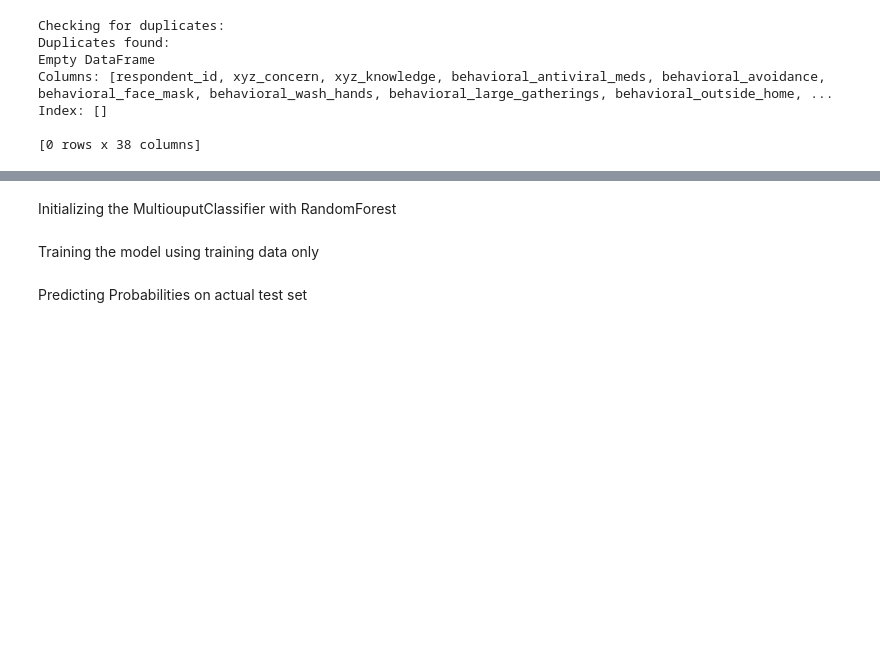
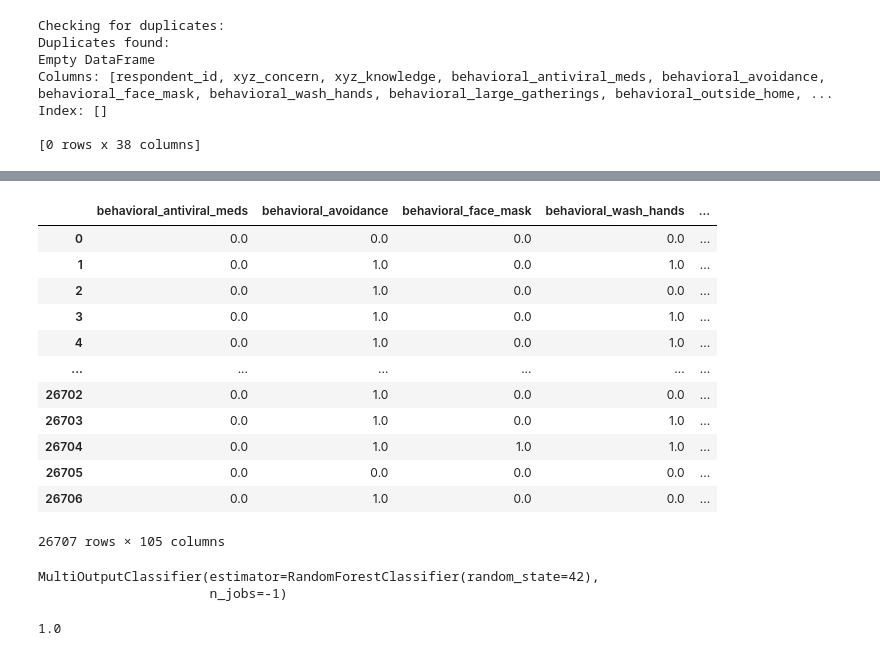
Before and after one commit to Chandani2309/ChandaniGupta_DatahackFile, a Jupyter notebook: ChandaniGupta_Datahack.ipynb, the cells around one changed output, grey strips where cells are left out. Cells and saved outputs as stored; diff of their text form; code cells hidden in the pictures; blank space fills up the shorter version.

```diff
--- a/ChandaniGupta_Datahack.ipynb
+++ b/ChandaniGupta_Datahack.ipynb
@@ -115,2 +123,2 @@ Defining Categorical Features for OneHotEncoding
 # %%
-categorical_features=['age_group','education','race','sex','income_poverty','marital_status','rent_or_own','employment_status','hhs_geo_region','census_msa','employment_industry','employment_occupation']
+categorical_features=['xyz_concern', 'xyz_knowledge','opinion_xyz_vacc_effective', 'opinion_xyz_risk', 'opinion_xyz_sick_from_vacc', 'opinion_seas_vacc_effective', 'opinion_seas_risk', 'opinion_seas_sick_from_vacc', 'age_group','education','race','sex','income_poverty','marital_status','rent_or_own','employment_status','hhs_geo_region','census_msa','employment_industry','employment_occupation']
@@ -119,2 +125,2 @@ Defining numerical features that don't need encoding
 # %%
-numerical_features=['xyz_concern', 'xyz_knowledge', 'behavioral_antiviral_meds','behavioral_avoidance','behavioral_face_mask','behavioral_wash_hands','behavioral_large_gatherings','behavioral_outside_home','behavioral_touch_face','doctor_recc_xyz','doctor_recc_seasonal','chronic_med_condition','child_under_6_months','health_worker','health_insurance','opinion_xyz_vacc_effective', 'opinion_xyz_risk', 'opinion_xyz_sick_from_vacc', 'opinion_seas_vacc_effective', 'opinion_seas_risk', 'opinion_seas_sick_from_vacc', 'household_adults', 'household_children']
+numerical_features=['behavioral_antiviral_meds','behavioral_avoidance','behavioral_face_mask','behavioral_wash_hands','behavioral_large_gatherings','behavioral_outside_home','behavioral_touch_face','doctor_recc_xyz','doctor_recc_seasonal','chronic_med_condition','child_under_6_months','health_worker','health_insurance','household_adults', 'household_children']
@@ -134,9 +132,2 @@ Combining categorical and numerical features
 # %%
 features=numerical_features+categorical_features
-# %%
-for feature in features:
-    if data[feature].isnull().all():
-        if data[feature].dtype=='object':
-            data[feature].fillna('Unknown', inplace=True)
-        else:
-            data[feature].fillna(-1, inplace=True)
@@ -161,14 +157,32 @@ could not convert string to float: 'Unknown'
-# %% [markdown]
-Initializing the MultiouputClassifier with RandomForest
+# %%
+dummies=pd.get_dummies(data[features])
+dummies
+# %% [output]
+|  | behavioral_antiviral_meds | behavioral_avoidance | behavioral_face_mask | behavioral_wash_hands | ... |
+| 0 | 0.0 | 0.0 | 0.0 | 0.0 | ... |
+| 1 | 0.0 | 1.0 | 0.0 | 1.0 | ... |
+| 2 | 0.0 | 1.0 | 0.0 | 0.0 | ... |
+| 3 | 0.0 | 1.0 | 0.0 | 1.0 | ... |
+| 4 | 0.0 | 1.0 | 0.0 | 1.0 | ... |
+| ... | ... | ... | ... | ... | ... |
+| 26702 | 0.0 | 1.0 | 0.0 | 0.0 | ... |
+| 26703 | 0.0 | 1.0 | 0.0 | 1.0 | ... |
+| 26704 | 0.0 | 1.0 | 1.0 | 1.0 | ... |
+| 26705 | 0.0 | 0.0 | 0.0 | 0.0 | ... |
+| 26706 | 0.0 | 1.0 | 0.0 | 0.0 | ... |
+26707 rows × 105 columns
 # %%
 forest=RandomForestClassifier(random_state=42)
 multi_target_forest=MultiOutputClassifier(forest, n_jobs=-1)
-# %% [markdown]
-Training the model using training data only
 # %%
 multi_target_forest.fit(X,y)
+# %% [output]
+MultiOutputClassifier(estimator=RandomForestClassifier(random_state=42),
+                      n_jobs=-1)
-# %% [markdown]
-Predicting Probabilities on actual test set
+# %%
+print(multi_target_forest.score(X,y))
+# %% [output]
+1.0
 # %%
 X_test_actual=preprocessor.transform(test_features[features])
 y_pred_proba_actual=multi_target_forest.predict_proba(X_test_actual)
```
Also changed, not shown: parts of 25 cells of this notebook.
